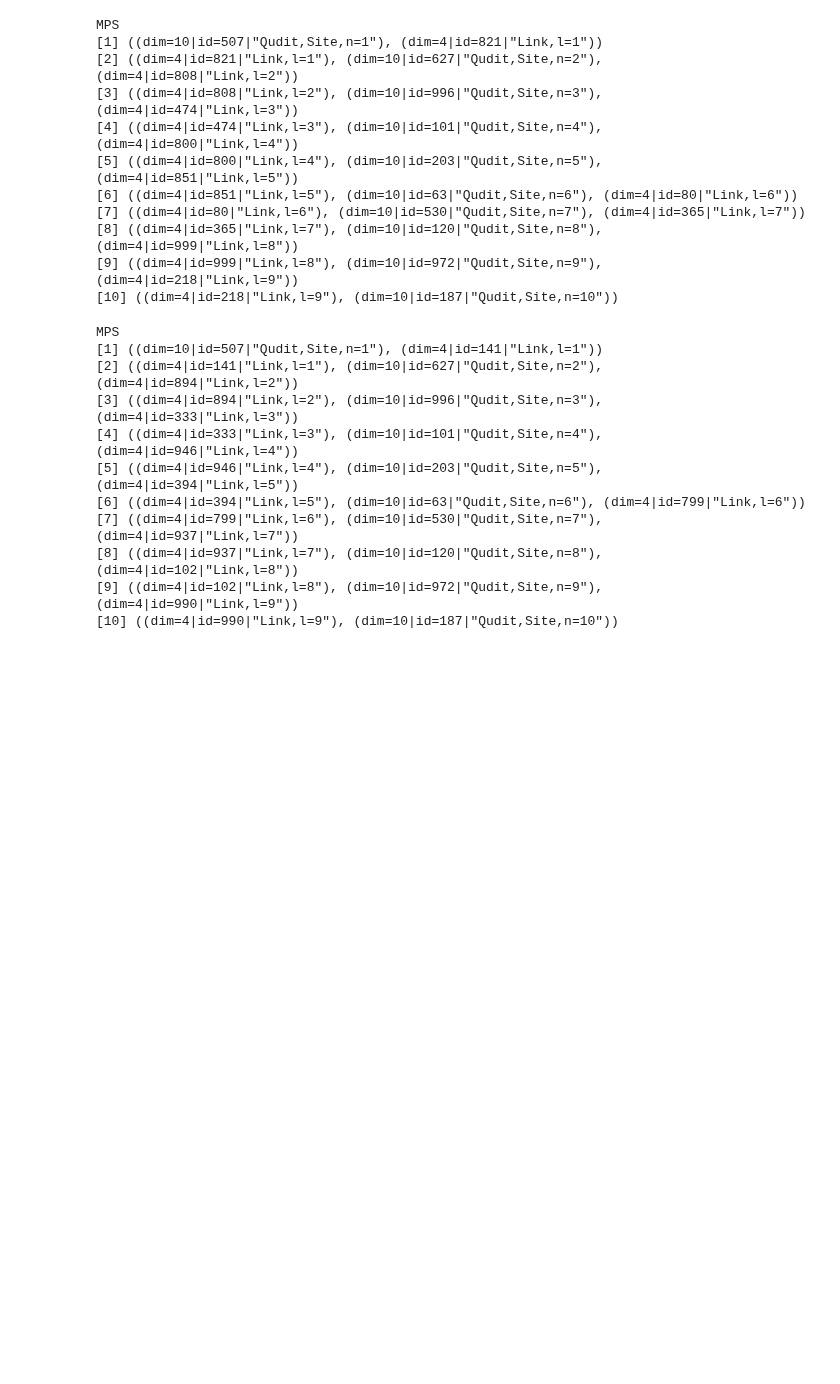
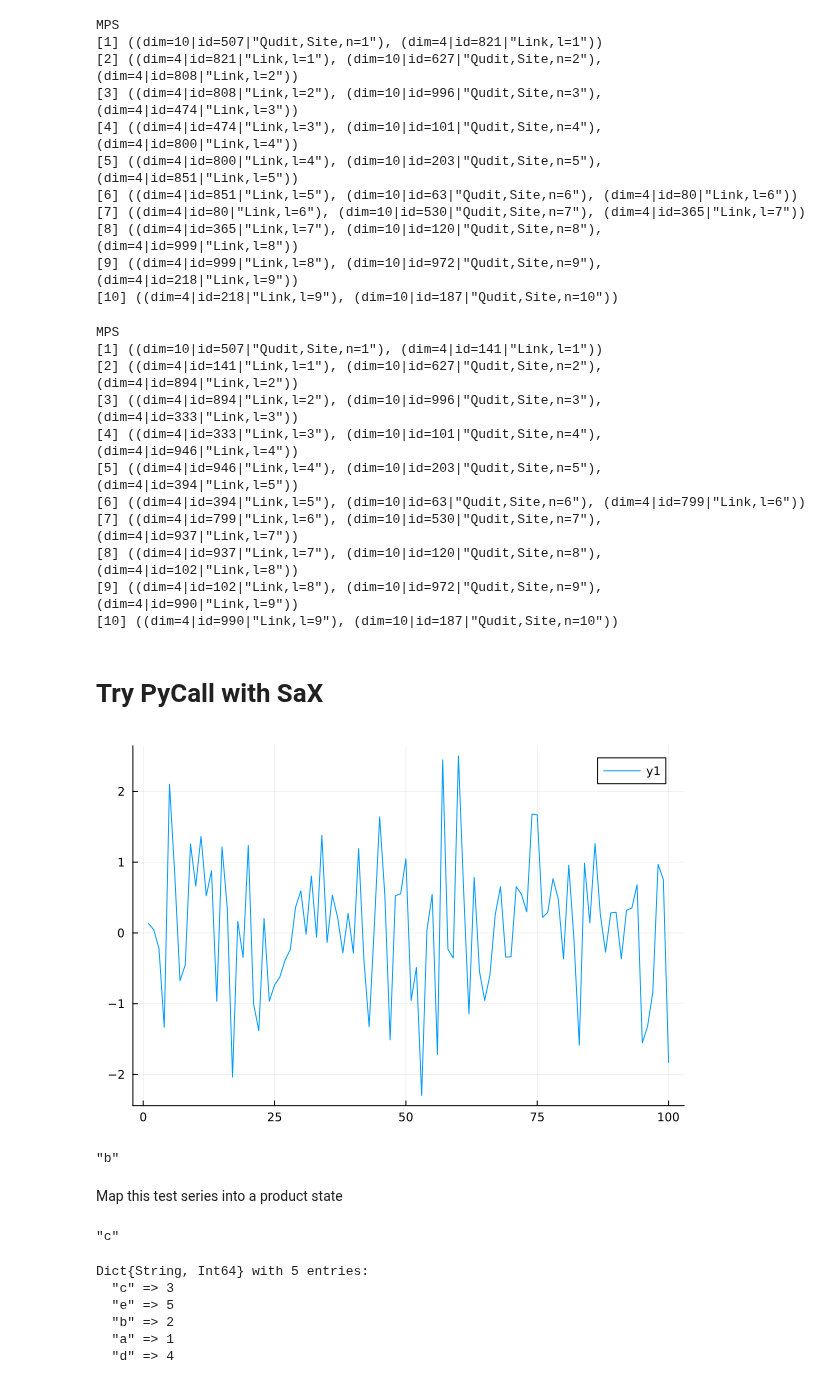
Before and after one commit to jmoo2880/QuantumInspiredML, a Jupyter notebook: NumberState/number_state_test_ITensor.ipynb, the cells around one changed output. Saved outputs shown, nothing was run; the diff lists cells and outputs as text; code cells hidden in the pictures; blank space fills up the shorter version.

```diff
--- a/NumberState/number_state_test_ITensor.ipynb
+++ b/NumberState/number_state_test_ITensor.ipynb
@@ -32,3 +36,19 @@ MPS
 [8] ((dim=4|id=937|"Link,l=7"), (dim=10|id=120|"Qudit,Site,n=8"), (dim=4|id=102|"Link,l=8"))
 [9] ((dim=4|id=102|"Link,l=8"), (dim=10|id=972|"Qudit,Site,n=9"), (dim=4|id=990|"Link,l=9"))
 [10] ((dim=4|id=990|"Link,l=9"), (dim=10|id=187|"Qudit,Site,n=10"))
+# %% [markdown]
+# Try PyCall with SaX
+# %%
+pyts = pyimport("pyts.approximation")
+X = randn(3, 100);
+# %%
+plot(X[1, :])
+# %% [output]
+[figure, added]
+# %%
+n_bins = 5
+sax = pyts.SymbolicAggregateApproximation(n_bins=n_bins, strategy="normal")
+X_sax = sax.fit_transform(X);
+X_sax[1][80]
+# %% [output]
+"b"
@@ -34,0 +57,21 @@ MPS
+# %% [markdown]
+Map this test series into a product state
+# %%
+X_sax[1][1]
+# %% [output]
+"c"
+# %%
+mapping = Dict(
+    "a" => 1,
+    "b" => 2,
+    "c" => 3,
+    "d" => 4,
+    "e" => 5
+)
+# %% [output]
+Dict{String, Int64} with 5 entries:
+  "c" => 3
+  "e" => 5
+  "b" => 2
+  "a" => 1
+  "d" => 4
```
Also changed, not shown: parts of 10 cells of this notebook, 3 other files.
